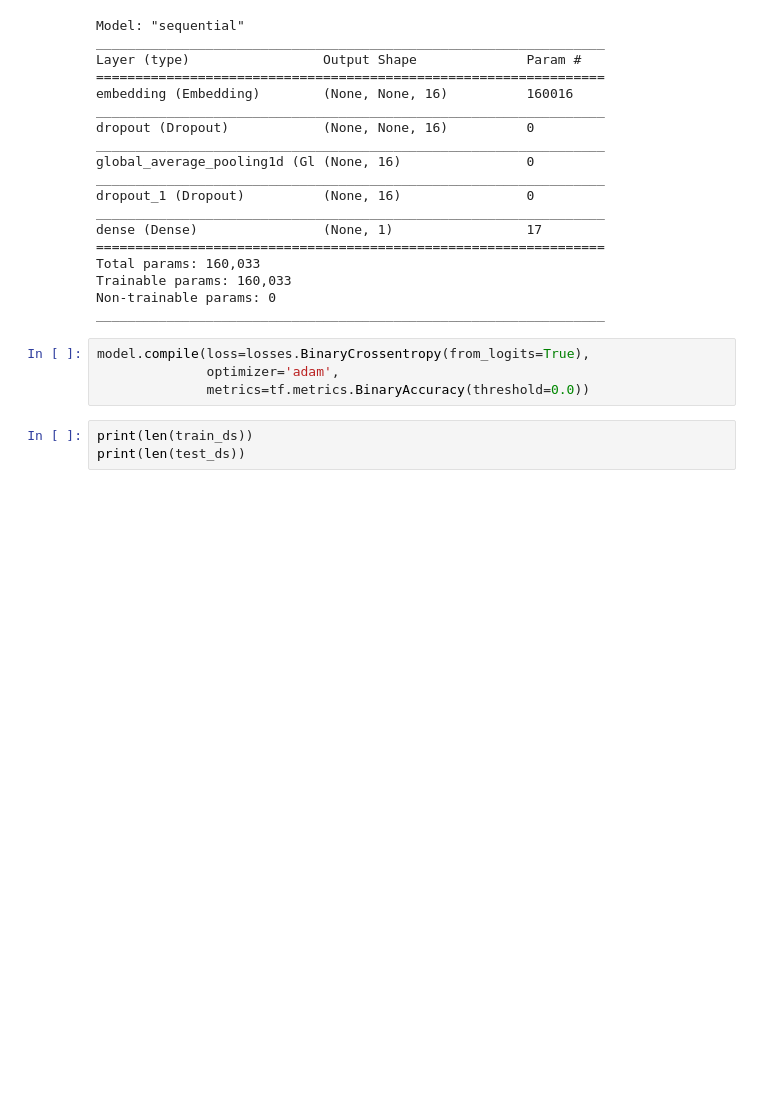
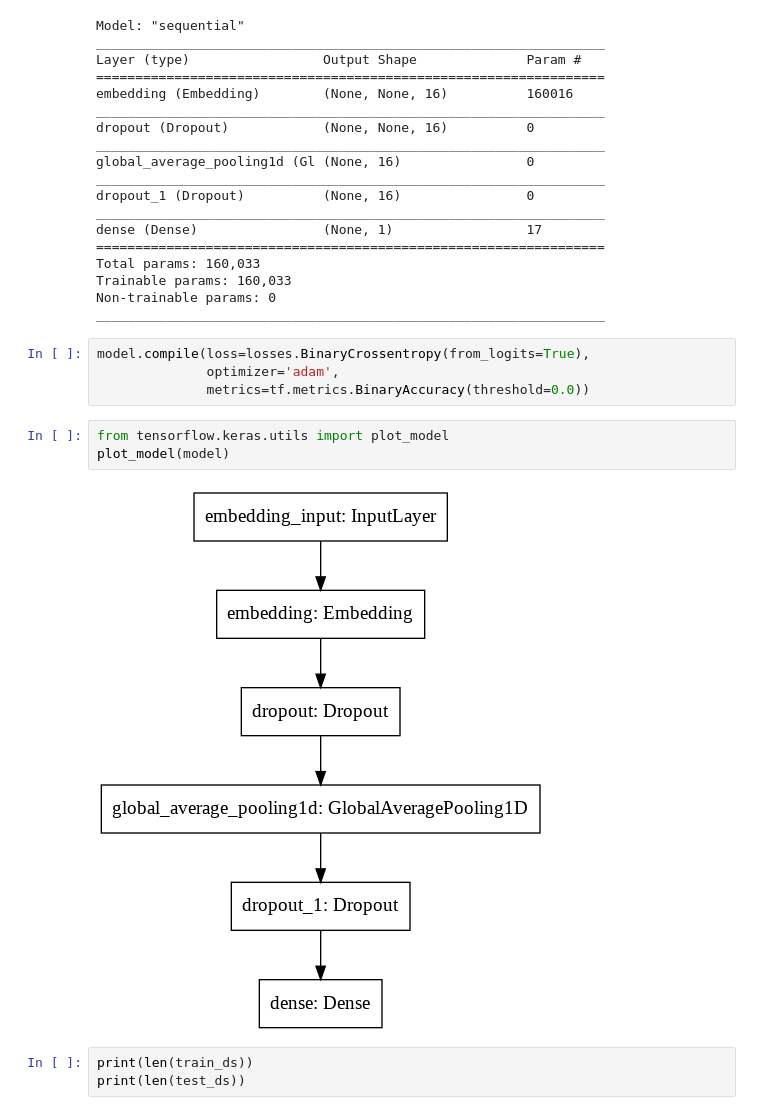
Before and after one commit to leti-olabarri/drunk-chatbot, a Jupyter notebook: models/Basic_classification.ipynb, the cells around one changed output. Drawn from its saved outputs; the diff is of its cells as text; blank space fills up the shorter version.

```diff
--- a/models/Basic_classification.ipynb
+++ b/models/Basic_classification.ipynb
@@ -141,6 +141,11 @@ _________________________________________________________________
 model.compile(loss=losses.BinaryCrossentropy(from_logits=True),
               optimizer='adam',
               metrics=tf.metrics.BinaryAccuracy(threshold=0.0))
+# %%
+from tensorflow.keras.utils import plot_model
+plot_model(model)
+# %% [output]
+[figure, added]
 # %%
 print(len(train_ds))
 print(len(test_ds))
```
